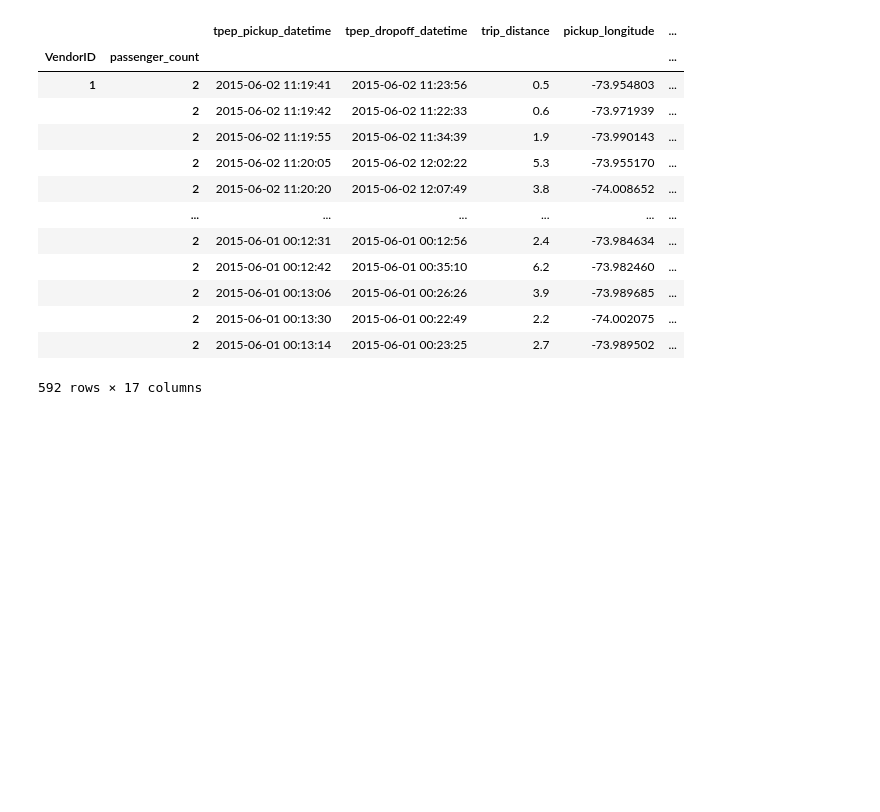
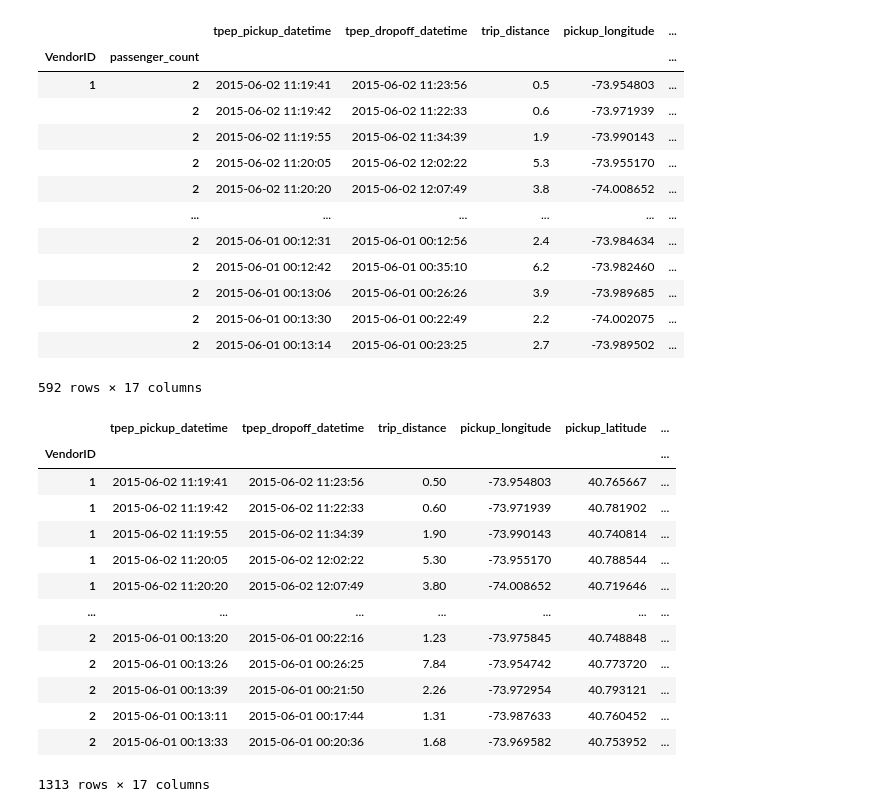
Before and after one commit to reuven/apple-2024-q4-data, a Jupyter notebook: Apple - 2024-10October-01.ipynb, the cells around one changed output. Saved outputs shown, nothing was run; the diff lists cells and outputs as text; code cells hidden in the pictures; blank space fills up the shorter version.

```diff
--- a/Apple - 2024-10October-01.ipynb
+++ b/Apple - 2024-10October-01.ipynb
@@ -234,4 +234,26 @@ df.set_index(['VendorID', 'passenger_count'])
 |  | 2 | 2015-06-01 00:13:14 | 2015-06-01 00:23:25 | 2.7 | -73.989502 | ... |
 592 rows × 17 columns
 # %%
-# what if I want
+# what if I want passenger_count == 2, ignoring the vendor ID?
+
+(
+    df
+    .set_index(['VendorID', 'passenger_count'])
+    .sort_index()
+    .xs(2, level='passenger_count')
+)
+# %% [output]
+|  | tpep_pickup_datetime | tpep_dropoff_datetime | trip_distance | pickup_longitude | pickup_latitude | ... |
+| VendorID |  |  |  |  |  | ... |
+| 1 | 2015-06-02 11:19:41 | 2015-06-02 11:23:56 | 0.50 | -73.954803 | 40.765667 | ... |
+| 1 | 2015-06-02 11:19:42 | 2015-06-02 11:22:33 | 0.60 | -73.971939 | 40.781902 | ... |
+| 1 | 2015-06-02 11:19:55 | 2015-06-02 11:34:39 | 1.90 | -73.990143 | 40.740814 | ... |
+| 1 | 2015-06-02 11:20:05 | 2015-06-02 12:02:22 | 5.30 | -73.955170 | 40.788544 | ... |
+| 1 | 2015-06-02 11:20:20 | 2015-06-02 12:07:49 | 3.80 | -74.008652 | 40.719646 | ... |
+| ... | ... | ... | ... | ... | ... | ... |
+| 2 | 2015-06-01 00:13:20 | 2015-06-01 00:22:16 | 1.23 | -73.975845 | 40.748848 | ... |
+| 2 | 2015-06-01 00:13:26 | 2015-06-01 00:26:25 | 7.84 | -73.954742 | 40.773720 | ... |
+| 2 | 2015-06-01 00:13:39 | 2015-06-01 00:21:50 | 2.26 | -73.972954 | 40.793121 | ... |
+| 2 | 2015-06-01 00:13:11 | 2015-06-01 00:17:44 | 1.31 | -73.987633 | 40.760452 | ... |
+| 2 | 2015-06-01 00:13:33 | 2015-06-01 00:20:36 | 1.68 | -73.969582 | 40.753952 | ... |
+1313 rows × 17 columns
```
